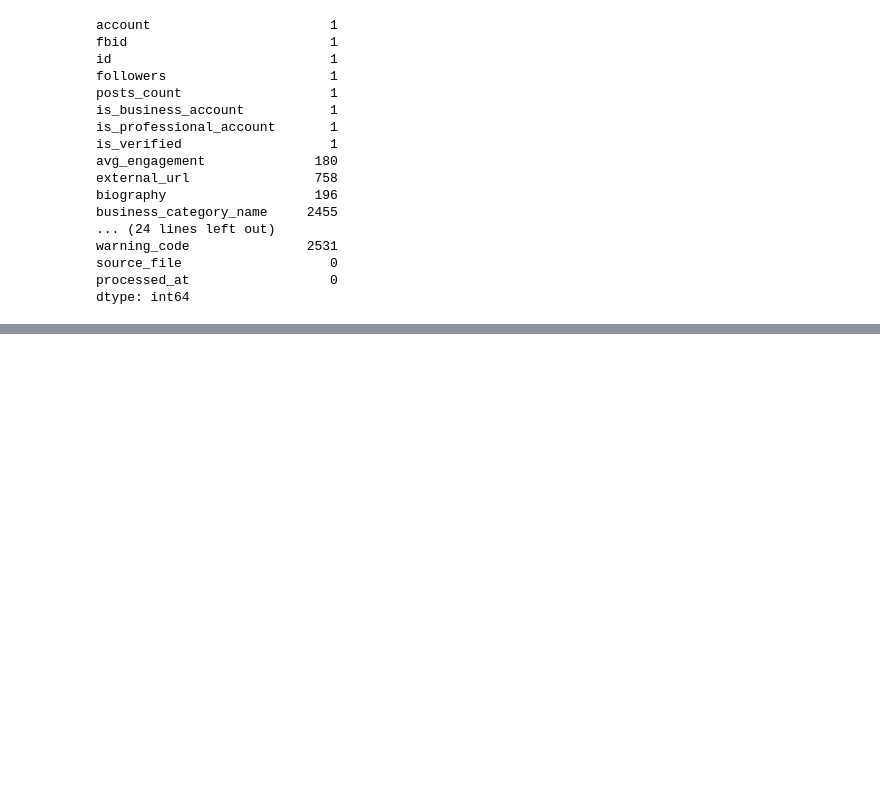
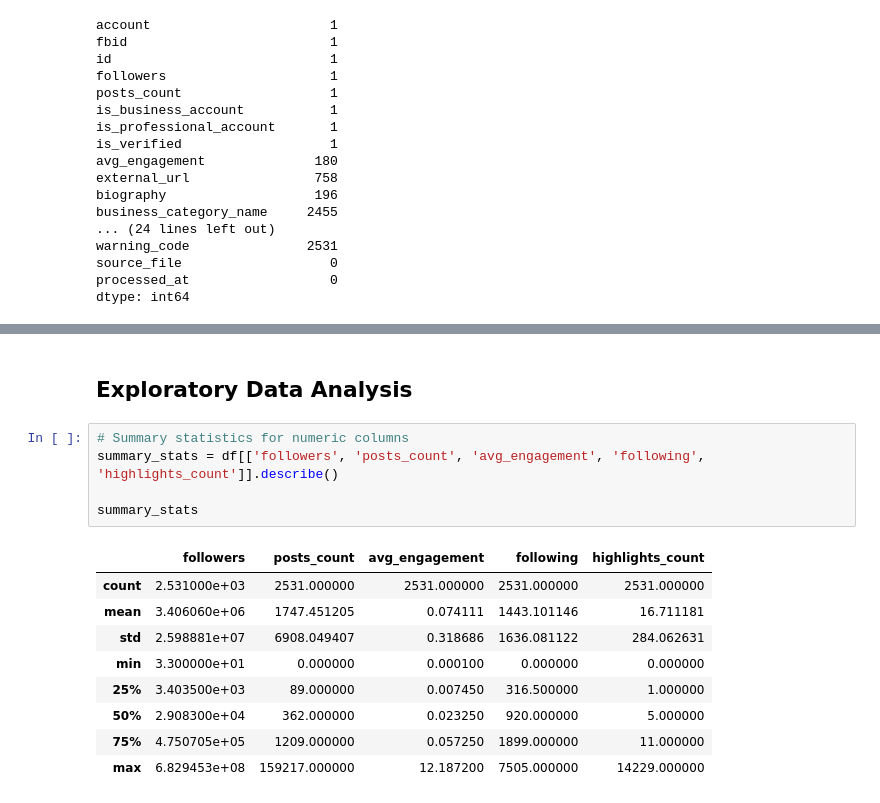
Before and after one commit to Emily-Ngahu/Creator-Brand-Recommender, a Jupyter notebook: Content_based_recommender.ipynb, the cells around one changed output, grey strips where cells are left out. Saved outputs shown, nothing was run; the diff lists cells and outputs as text; blank space fills up the shorter version.

```diff
--- a/Content_based_recommender.ipynb
+++ b/Content_based_recommender.ipynb
@@ -222,0 +241,17 @@ df.shape
+# %% [markdown]
+## Exploratory Data Analysis
+# %%
+# Summary statistics for numeric columns
+summary_stats = df[['followers', 'posts_count', 'avg_engagement', 'following', 'highlights_count']].describe()
+
+summary_stats
+# %% [output]
+|  | followers | posts_count | avg_engagement | following | highlights_count |
+| count | 2.531000e+03 | 2531.000000 | 2531.000000 | 2531.000000 | 2531.000000 |
+| mean | 3.406060e+06 | 1747.451205 | 0.074111 | 1443.101146 | 16.711181 |
+| std | 2.598881e+07 | 6908.049407 | 0.318686 | 1636.081122 | 284.062631 |
+| min | 3.300000e+01 | 0.000000 | 0.000100 | 0.000000 | 0.000000 |
+| 25% | 3.403500e+03 | 89.000000 | 0.007450 | 316.500000 | 1.000000 |
+| 50% | 2.908300e+04 | 362.000000 | 0.023250 | 920.000000 | 5.000000 |
+| 75% | 4.750705e+05 | 1209.000000 | 0.057250 | 1899.000000 | 11.000000 |
+| max | 6.829453e+08 | 159217.000000 | 12.187200 | 7505.000000 | 14229.000000 |
```
Also changed, not shown: parts of 23 cells of this notebook, 1 other file.
